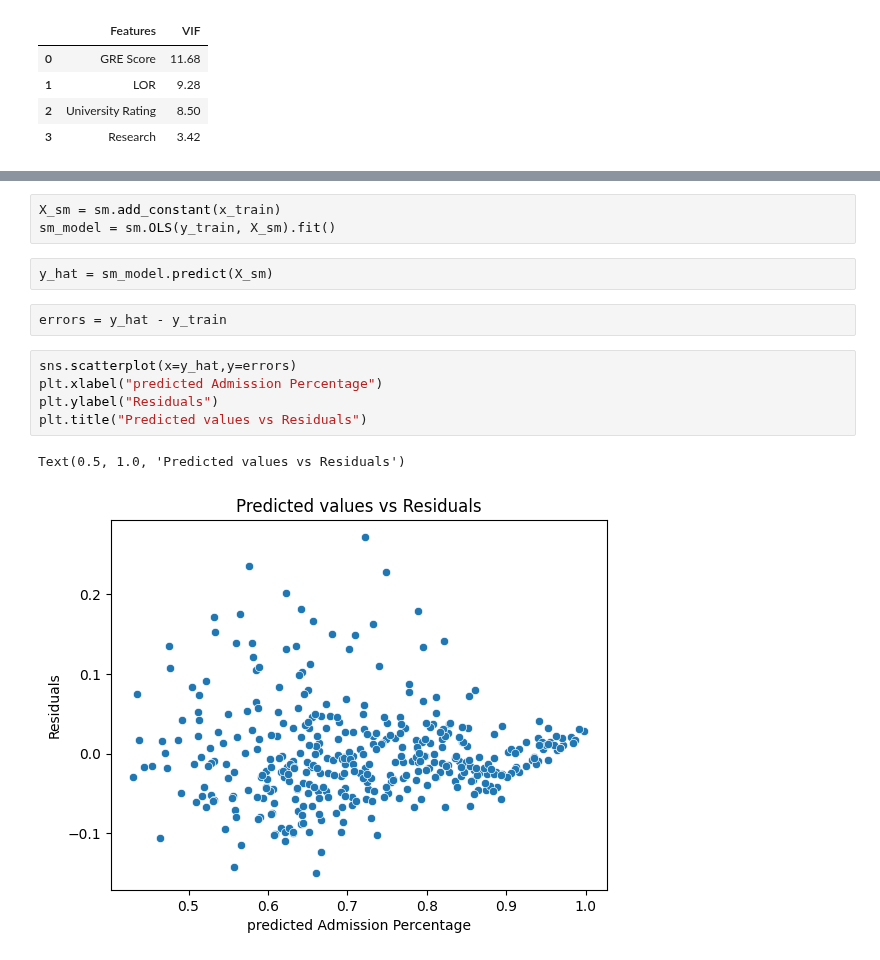
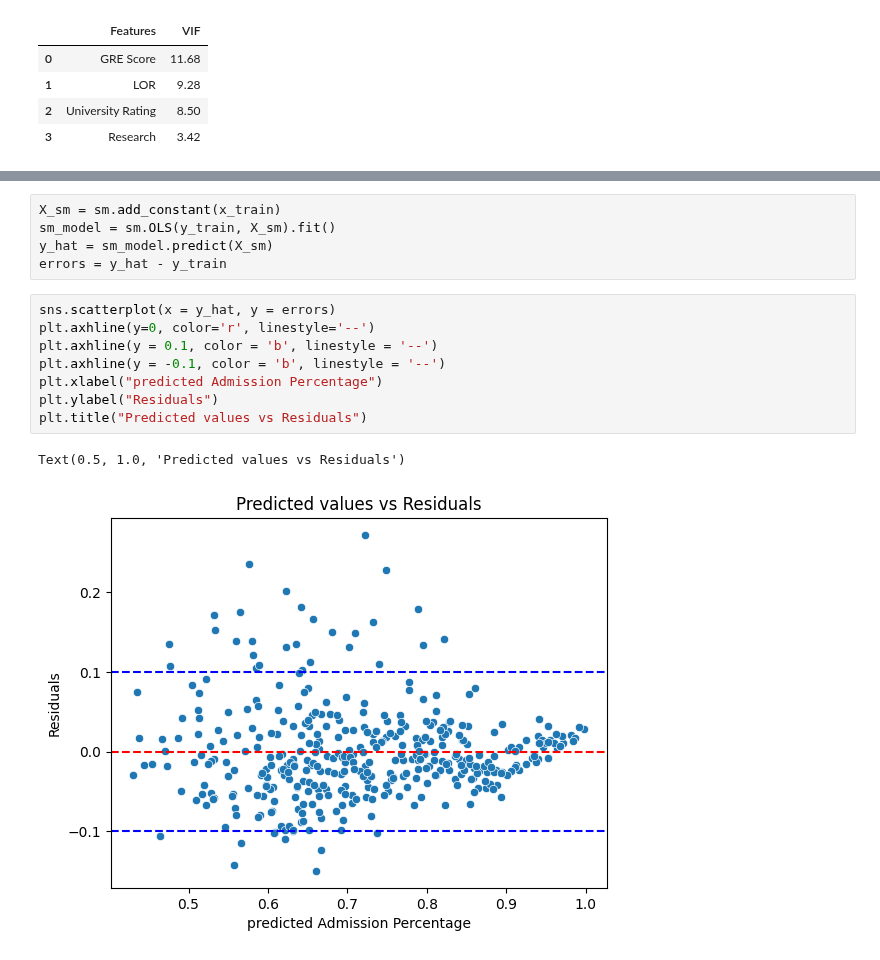
Before and after one commit to akshayabhale1406/SCLR_Jamboree_Education_Linear_Regression, a Jupyter notebook: Jamboree_Education_Linear_Regression.ipynb, the cells around one changed output, grey strips where cells are left out. Cells and saved outputs as stored; diff of their text form.

```diff
--- a/Jamboree_Education_Linear_Regression.ipynb
+++ b/Jamboree_Education_Linear_Regression.ipynb
@@ -430,15 +394,16 @@ dtype: float64
 # %%
 X_sm = sm.add_constant(x_train)
 sm_model = sm.OLS(y_train, X_sm).fit()
+y_hat = sm_model.predict(X_sm)
+errors = y_hat - y_train
-# %%
-y_hat = sm_model.predict(X_sm)
-# %%
-errors = y_hat - y_train
 # %%
-sns.scatterplot(x=y_hat,y=errors)
+sns.scatterplot(x = y_hat, y = errors)
+plt.axhline(y=0, color='r', linestyle='--')
+plt.axhline(y = 0.1, color = 'b', linestyle = '--')
+plt.axhline(y = -0.1, color = 'b', linestyle = '--')
 plt.xlabel("predicted Admission Percentage")
 plt.ylabel("Residuals")
 plt.title("Predicted values vs Residuals")
 # %% [output]
 Text(0.5, 1.0, 'Predicted values vs Residuals')
-[figure, old version]
+[figure, new version]
```
Also changed, not shown: parts of 8 cells of this notebook.
